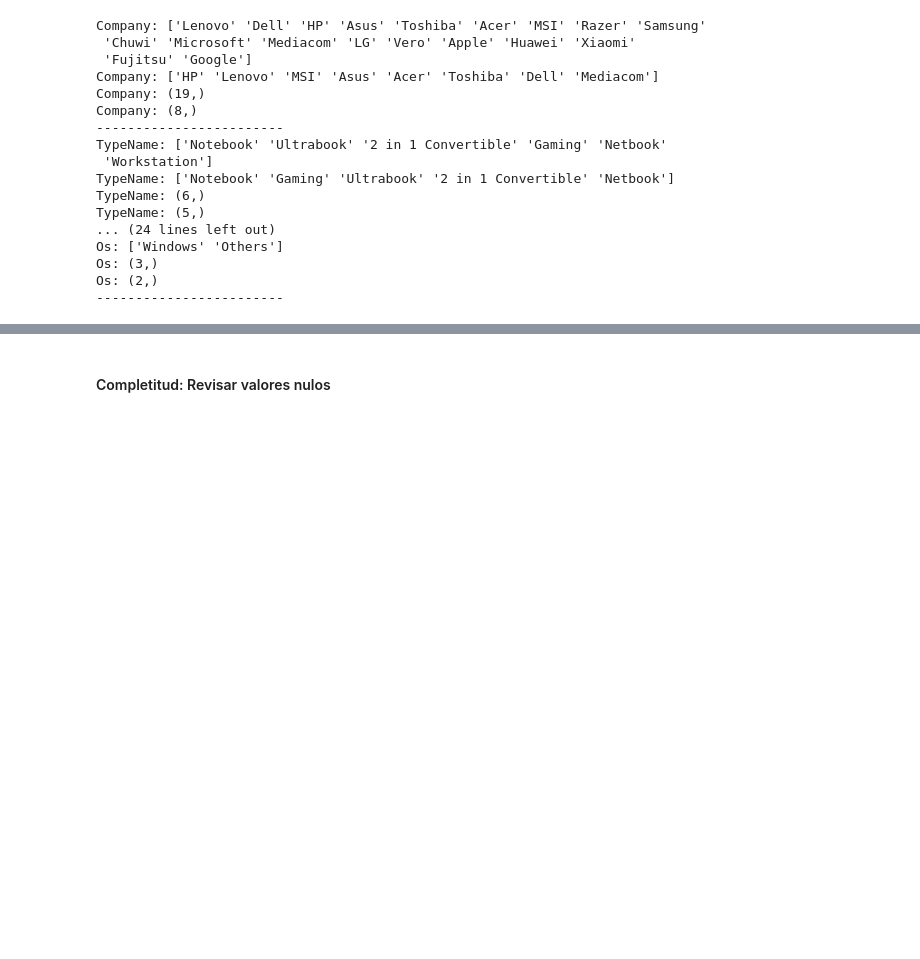
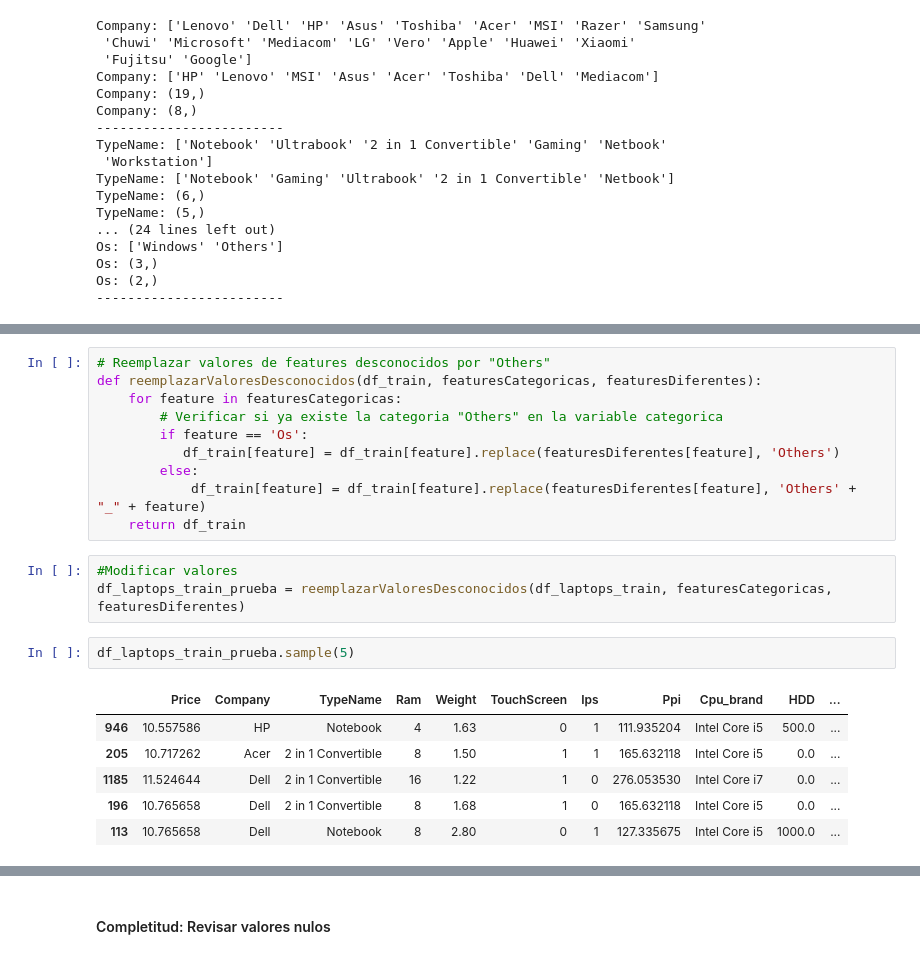
Before and after one commit to ddummann/BI-202302-1, a Jupyter notebook: Lab2/MainNotebook.ipynb, the cells around one changed output, grey strips where cells are left out. Drawn from its saved outputs; the diff is of its cells as text; blank space fills up the shorter version.

```diff
--- a/Lab2/MainNotebook.ipynb
+++ b/Lab2/MainNotebook.ipynb
@@ -235,0 +298,22 @@ Se puede observar que el dataset de entrenamiento tiene más valores únicos en
+# %%
+# Reemplazar valores de features desconocidos por "Others"
+def reemplazarValoresDesconocidos(df_train, featuresCategoricas, featuresDiferentes):
+    for feature in featuresCategoricas:
+        # Verificar si ya existe la categoria "Others" en la variable categorica
+        if feature == 'Os':
+           df_train[feature] = df_train[feature].replace(featuresDiferentes[feature], 'Others')
+        else:
+            df_train[feature] = df_train[feature].replace(featuresDiferentes[feature], 'Others' + "_" + feature)
+    return df_train
+# %%
+#Modificar valores
+df_laptops_train_prueba = reemplazarValoresDesconocidos(df_laptops_train, featuresCategoricas, featuresDiferentes)
+# %%
+df_laptops_train_prueba.sample(5)
+# %% [output]
+|  | Price | Company | TypeName | Ram | Weight | TouchScreen | Ips | Ppi | Cpu_brand | HDD | ... |
+| 946 | 10.557586 | HP | Notebook | 4 | 1.63 | 0 | 1 | 111.935204 | Intel Core i5 | 500.0 | ... |
+| 205 | 10.717262 | Acer | 2 in 1 Convertible | 8 | 1.50 | 1 | 1 | 165.632118 | Intel Core i5 | 0.0 | ... |
+| 1185 | 11.524644 | Dell | 2 in 1 Convertible | 16 | 1.22 | 1 | 0 | 276.053530 | Intel Core i7 | 0.0 | ... |
+| 196 | 10.765658 | Dell | 2 in 1 Convertible | 8 | 1.68 | 1 | 0 | 165.632118 | Intel Core i5 | 0.0 | ... |
+| 113 | 10.765658 | Dell | Notebook | 8 | 2.80 | 0 | 1 | 127.335675 | Intel Core i5 | 1000.0 | ... |
```
Also changed, not shown: parts of 12 cells of this notebook.
